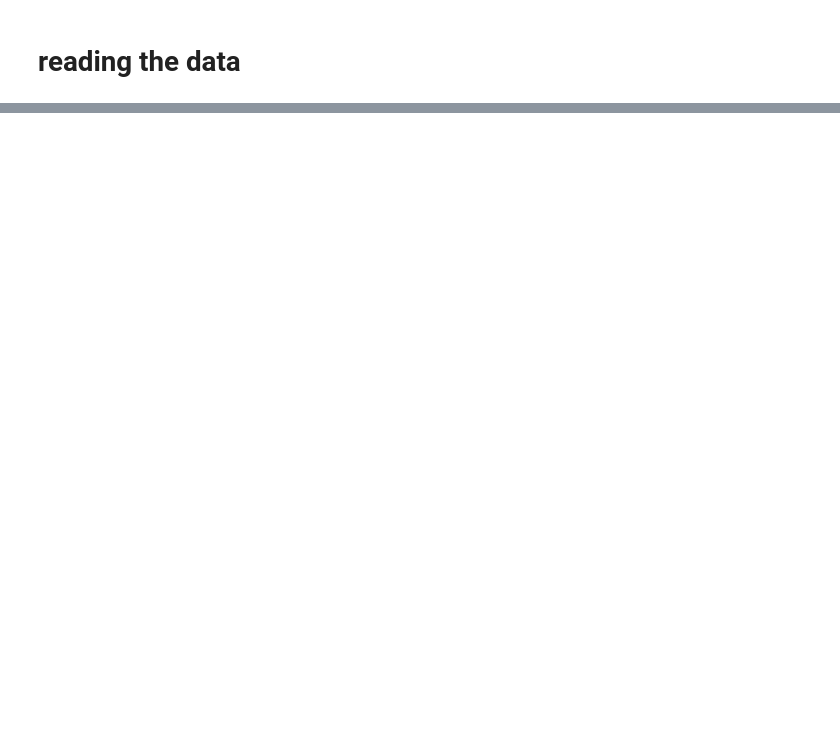
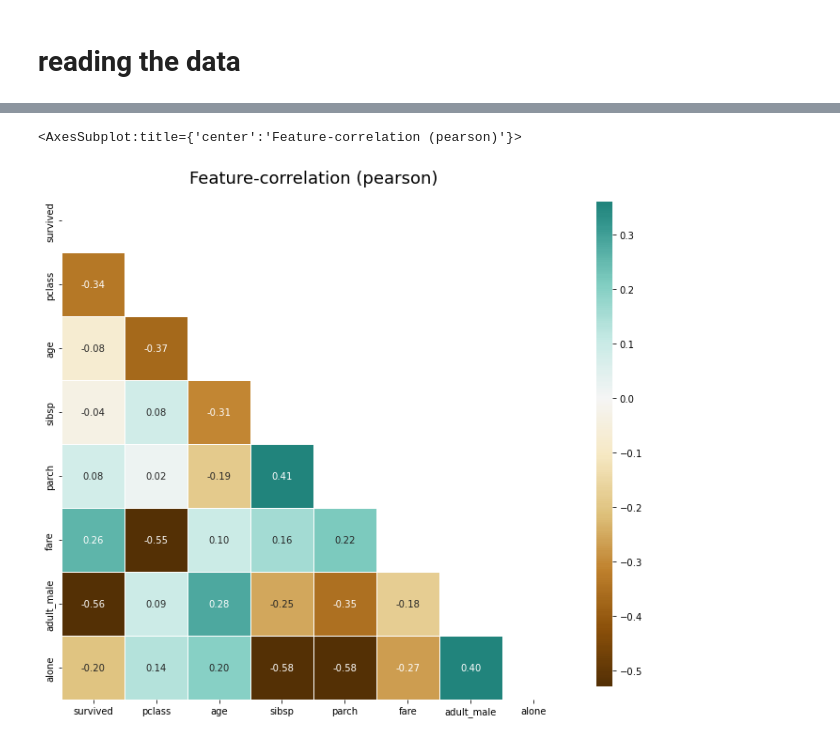
Before and after one commit to misiriya/kaggle-practice, a Jupyter notebook: dont-give-up.ipynb, the cells around one changed output, grey strips where cells are left out. Drawn from its saved outputs; the diff is of its cells as text; code cells hidden in the pictures; blank space fills up the shorter version.

```diff
--- a/dont-give-up.ipynb
+++ b/dont-give-up.ipynb
@@ -89,0 +58,2 @@ dtype: int64
+# %%
+df = sns.load_dataset('titanic')
@@ -89,0 +86,5 @@ dtype: int64
+# %%
+klib.corr_plot(df)
+# %% [output]
+<AxesSubplot:title={'center':'Feature-correlation (pearson)'}>
+[figure, added]
```
Also changed, not shown: parts of 28 cells of this notebook.
